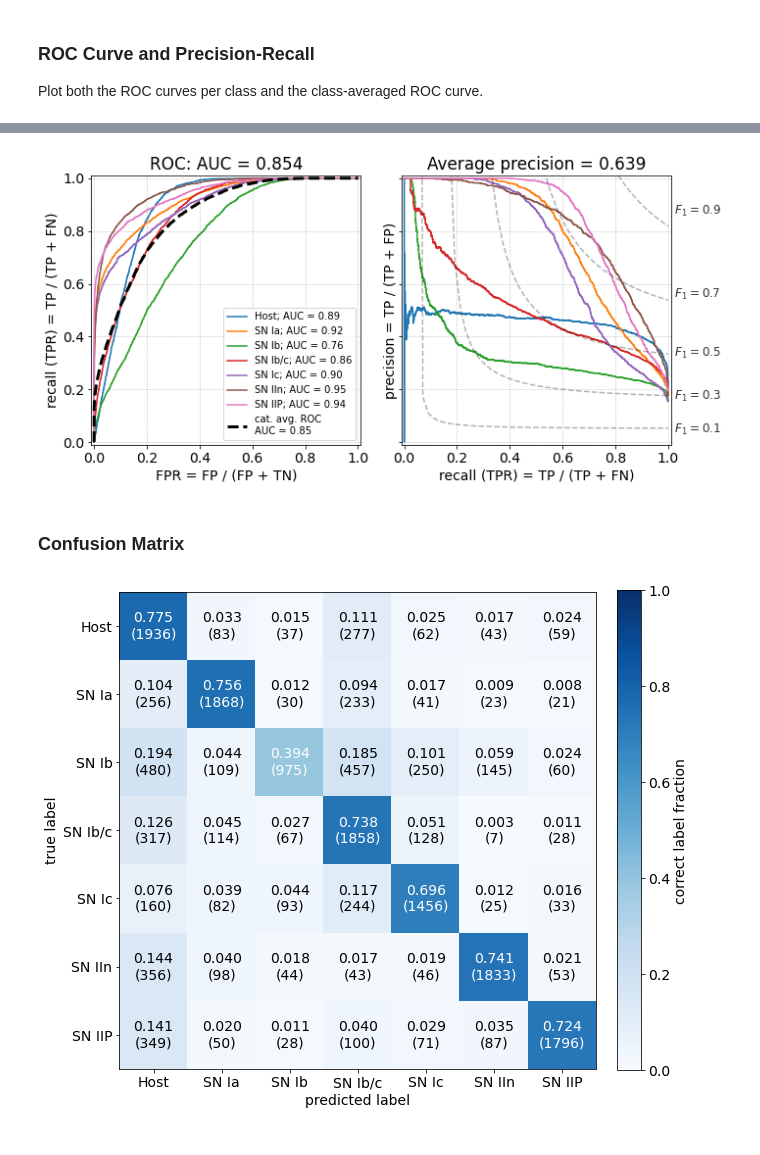
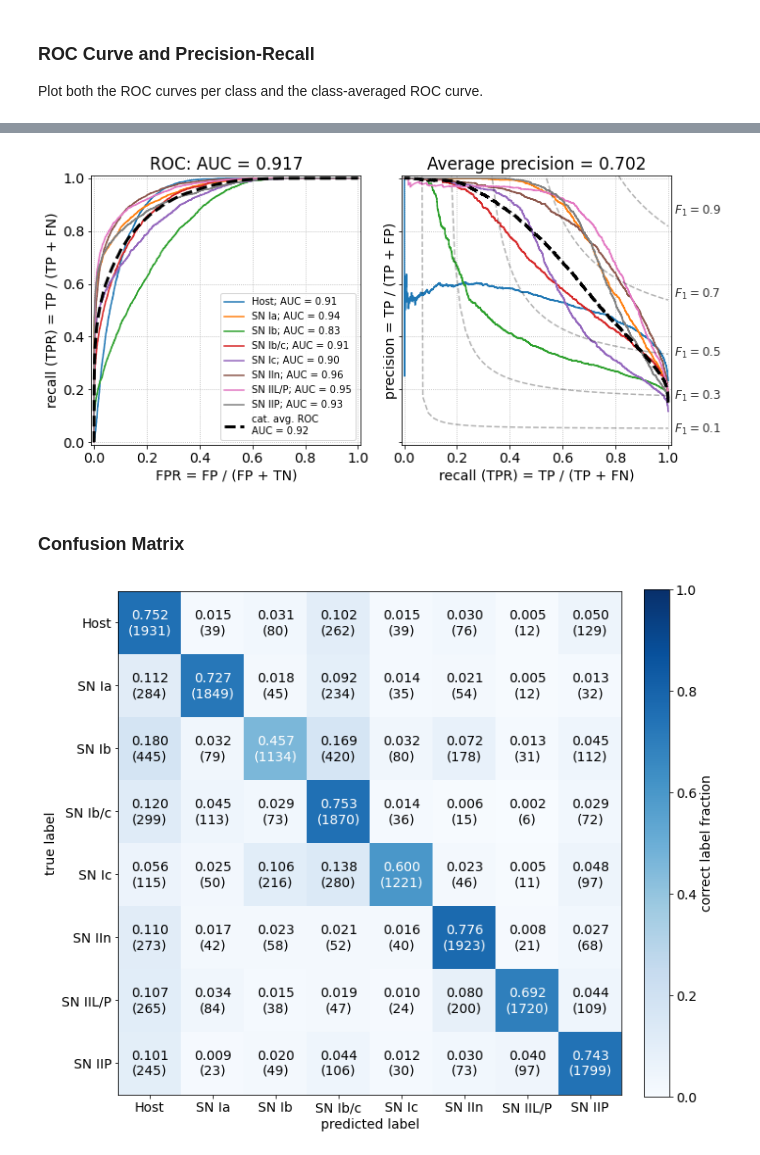
Before and after one commit to desihub/timedomain, a Jupyter notebook: desitrip/docs/nb/cnn_multilabel-restframe.ipynb, the cells around one changed output, grey strips where cells are left out. Cells and saved outputs as stored; diff of their text form; code cells hidden in the pictures.

Commit message:
Fix macro-average ROC, micro-average PR curves.

```diff
--- a/desitrip/docs/nb/cnn_multilabel-restframe.ipynb
+++ b/desitrip/docs/nb/cnn_multilabel-restframe.ipynb
@@ -137,6 +142,9 @@ for i in range(0,500):
     ax.plot(sniin_flux[i], alpha=0.2)
 
     ax = axes[6]
+    ax.plot(sniilp_flux[i], alpha=0.2)
+
+    ax = axes[7]
     ax.plot(sniip_flux[i], alpha=0.2)
 
 axes[0].set_title('host spectra')
@@ -145,9 +153,9 @@ axes[2].set_title('host + SN Ib spectra')
 axes[3].set_title('host + SN Ib/c spectra')
 axes[4].set_title('host + SN Ic spectra')
 axes[5].set_title('host + SN IIn spectra')
-axes[6].set_title('host + SN IIP spectra')
+axes[6].set_title('host + SN IIL/P spectra')
+axes[7].set_title('host + SN IIP spectra')
 
-axes[7].axis('off')
 axes[8].axis('off')
 
 fig.tight_layout()
@@ -170,6 +179,7 @@ x = np.concatenate([host_flux,
                     snibc_flux,
                     snic_flux,
                     sniin_flux,
+                    sniilp_flux,
                     sniip_flux
                    ]).reshape(-1, nbins, 1)
 
@@ -179,6 +189,7 @@ labels = ['Host',
           'SN Ib/c',
           'SN Ic',
           'SN IIn',
+          'SN IIL/P',
           'SN IIP']
 ntypes = len(labels)
 
@@ -192,7 +203,8 @@ y = to_categorical(
                         np.full(nsnibc, 3),
                         np.full(nsnic, 4),
                         np.full(nsniin, 5),
-                        np.full(nsniip, 6)
+                        np.full(nsniilp, 6),
+                        np.full(nsniip, 7)
                        ]))
 # %%
 x.shape, y.shape
@@ -337,5 +349,5 @@ Split the data into training and testing (validation) samples and fit the networ
 from sklearn.model_selection import train_test_split
 
 x_train, x_test, y_train, y_test = train_test_split(x, y, test_size=0.25)
-hist = model.fit(x_train, y_train, batch_size=65, epochs=30, validation_data=(x_test, y_test), shuffle=True)
+hist = model.fit(x_train, y_train, batch_size=65, epochs=50, validation_data=(x_test, y_test), shuffle=True)
 # %% [output]
@@ -424,6 +436,8 @@ all_tpr = None
 
 fpr = dict()
 tpr = dict()
+pre = dict()
+rec = dict()
 for i in range(ntypes):
     fpr[i], tpr[i], _ = roc_curve(y_test[:,i], y_pred[:,i])
     roc_auc = auc(fpr[i], tpr[i])
@@ -432,17 +446,17 @@ for i in range(ntypes):
     ax.plot(fpr[i], tpr[i], label='{}; AUC = {:.2f}'.format(labels[i], roc_auc))
     ax.grid(ls=':')
 
-    pre, rec, _ = precision_recall_curve(y_test[:,i], y_pred[:,i])
+    pre[i], rec[i], _ = precision_recall_curve(y_test[:,i], y_pred[:,i])
 
     ax = axes[1]
-    ax.plot(rec, pre)
+    ax.plot(rec[i], pre[i])
 
-all_fpr = np.unique(np.concatenate([fpr[i] for i in range(3)]))
+all_fpr = np.unique(np.concatenate([fpr[i] for i in range(ntypes)]))
 mean_tpr = np.zeros_like(all_fpr)
-for i in range(3):
+for i in range(ntypes):
     mean_tpr += np.interp(all_fpr, fpr[i], tpr[i])
 fpr['macro'] = all_fpr
-tpr['macro'] = mean_tpr / 3
+tpr['macro'] = mean_tpr / ntypes
 fpr['macro'] = np.insert(fpr['macro'], 0, 0)
 tpr['macro'] = np.insert(tpr['macro'], 0, 0)
 roc_auc_macro = auc(fpr['macro'], tpr['macro'])
@@ -457,6 +471,9 @@ ax.set(xlim=(-0.01,1.01), xlabel='FPR = FP / (FP + TN)',
 ax.legend(fontsize=10, loc='lower right')
 
 ax = axes[1]
+pre['micro'], rec['micro'], _ = precision_recall_curve(y_test.ravel(), y_pred.ravel())
+ax.plot(rec['micro'], pre['micro'], lw=3, ls='--', color='k')
+
 f_scores = np.linspace(0.1, 0.9, num=5)
 for f_score in f_scores:
     x_ = np.linspace(0.01, 1)
@@ -472,7 +489,7 @@ ax.set(xlabel='recall (TPR) = TP / (TP + FN)',
 
 fig.tight_layout()
 # %% [output]
-[figure, old version]
+[figure, new version]
 # %% [markdown]
 ### Confusion Matrix
 # %%
@@ -483,28 +500,28 @@ from sklearn.metrics import confusion_matrix
 cm = confusion_matrix(y_test.argmax(axis=1), y_pred.argmax(axis=1))
 cmnorm = cm.astype('float') / cm.sum(axis=1)[:, np.newaxis]
 # %%
-fig, ax = plt.subplots(1,1, figsize=(9,8))
+fig, ax = plt.subplots(1,1, figsize=(10,9))
 
 im = ax.imshow(cmnorm, cmap='Blues', vmin=0, vmax=1)
 cb = ax.figure.colorbar(im, ax=ax, fraction=0.046, pad=0.04)
 cb.set_label('correct label fraction')
 
 ax.set(aspect='equal',
        xlabel='predicted label',
        xticks=np.arange(cm.shape[1]),
        xticklabels=labels,
        ylabel='true label',
        yticks=np.arange(cm.shape[1]),
        yticklabels=labels)
 
 thresh = 0.5*cm.max()
 for i in range(cm.shape[0]):
     for j in range(cm.shape[1]):
         ax.text(j, i, '{:.3f}\n({:d})'.format(cmnorm[i,j], cm[i,j]),
                 ha='center', va='center',
                 color='black' if cm[i,j] < thresh else 'white')
 
 fig.tight_layout()
 # %% [output]
-[figure, old version]
+[figure, new version]
 # %%
```
Also changed, not shown: parts of 11 cells of this notebook.
